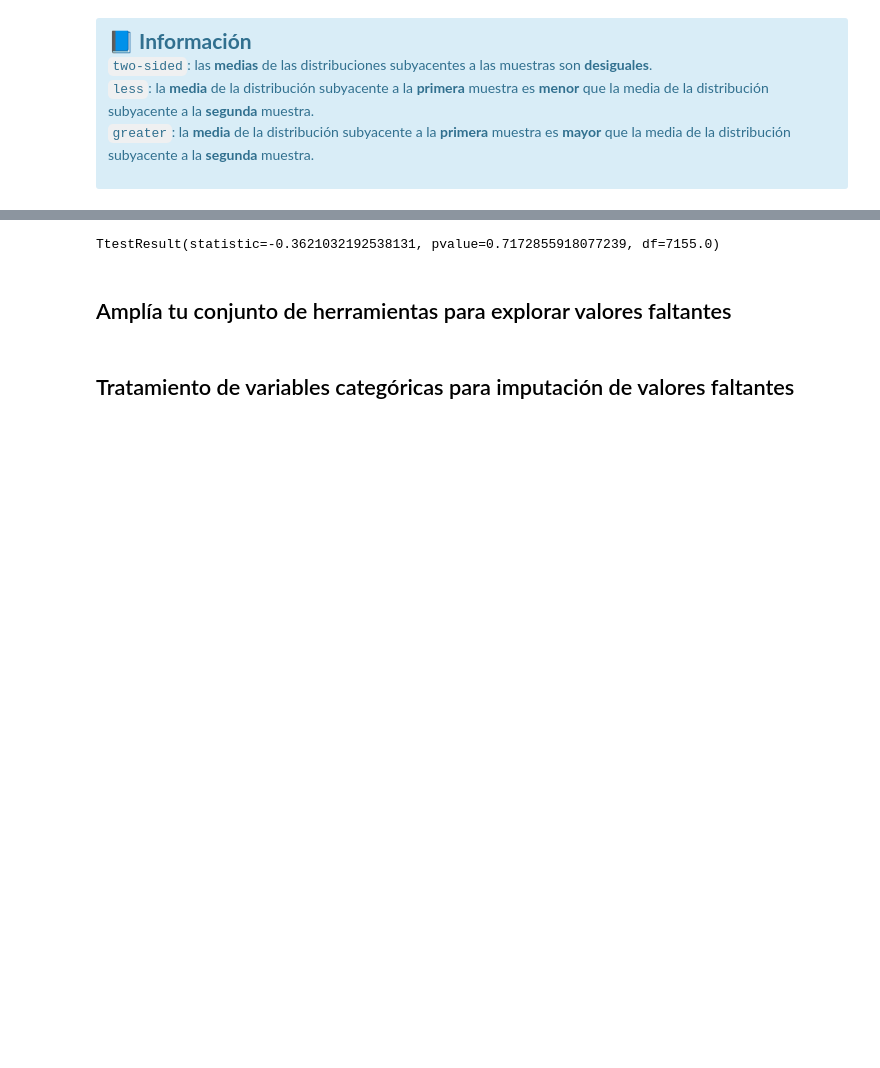
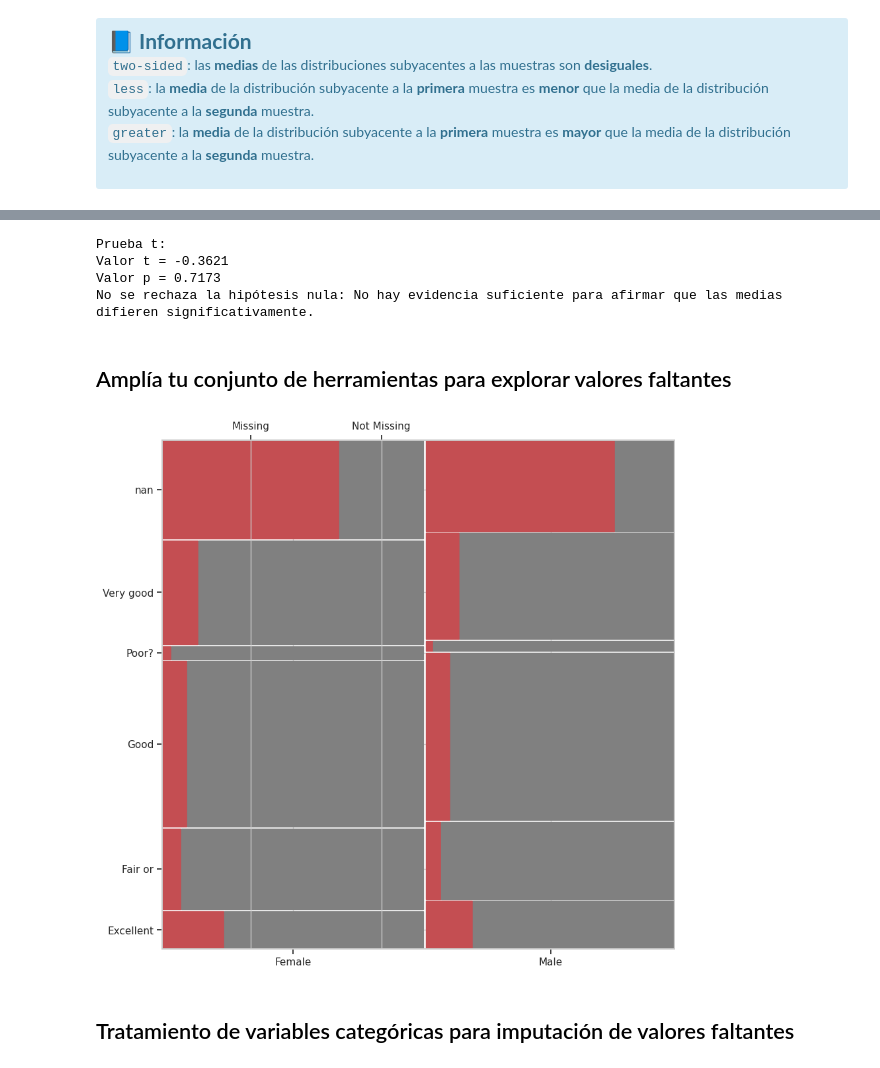
Before and after one commit to jariel17/curso-datos-faltantes-i, a Jupyter notebook: live-imputation-missing-values.ipynb, the cells around one changed output, grey strips where cells are left out. Drawn from its saved outputs; the diff is of its cells as text; code cells hidden in the pictures; blank space fills up the shorter version.

Commit message:
Add mosaic graphs

```diff
--- a/live-imputation-missing-values.ipynb
+++ b/live-imputation-missing-values.ipynb
@@ -401,12 +435,57 @@ female_weight, male_weight = (
     )
 )
 
-scipy.stats.ttest_ind(
+t_statistic, p_value = scipy.stats.ttest_ind(
     a = female_weight,
     b = male_weight,
     alternative="two-sided"
 )
+
+nivel_de_significancia = 0.05
+
+if p_value < nivel_de_significancia:
+    print("Prueba t:")
+    print(f"Valor t = {t_statistic:.4f}")
+    print(f"Valor p = {p_value:.4f}")
+    print("Se rechaza la hipótesis nula: Hay evidencia de que las medias difieren significativamente.")
+else:
+    print("Prueba t:")
+    print(f"Valor t = {t_statistic:.4f}")
+    print(f"Valor p = {p_value:.4f}")
+    print("No se rechaza la hipótesis nula: No hay evidencia suficiente para afirmar que las medias difieren significativamente.")
 # %% [output]
-TtestResult(statistic=-0.3621032192538131, pvalue=0.7172855918077239, df=7155.0)
+Prueba t:
+Valor t = -0.3621
+Valor p = 0.7173
+No se rechaza la hipótesis nula: No hay evidencia suficiente para afirmar que las medias difieren significativamente.
 # %% [markdown]
 ## Amplía tu conjunto de herramientas para explorar valores faltantes
+# %%
+fig, ax = plt.subplots(figsize = (10, 10))
+
+(
+    nhanes_df
+    .select_columns("weight", "condition", "gender")
+    .assign(
+        weight = lambda df: df.weight.isna().replace([True, False], ["Missing", "Not Missing"])
+            )
+    .groupby(
+        ["gender", "condition", "weight"],
+        dropna = False,
+        as_index = True
+    )
+    .size()
+    .pipe(
+        lambda df: mosaic(
+            data = df,
+            properties = lambda key: {"color": "r" if "Missing" in key else "gray"},
+            horizontal = True,
+            axes_label = True,
+            title = "",
+            labelizer = lambda key: "",
+            ax = ax
+        )
+    )
+); #el ; evita que aparezca el output de texto de la celda
+# %% [output]
+[figure, added]
```
Also changed, not shown: parts of 7 cells of this notebook.
